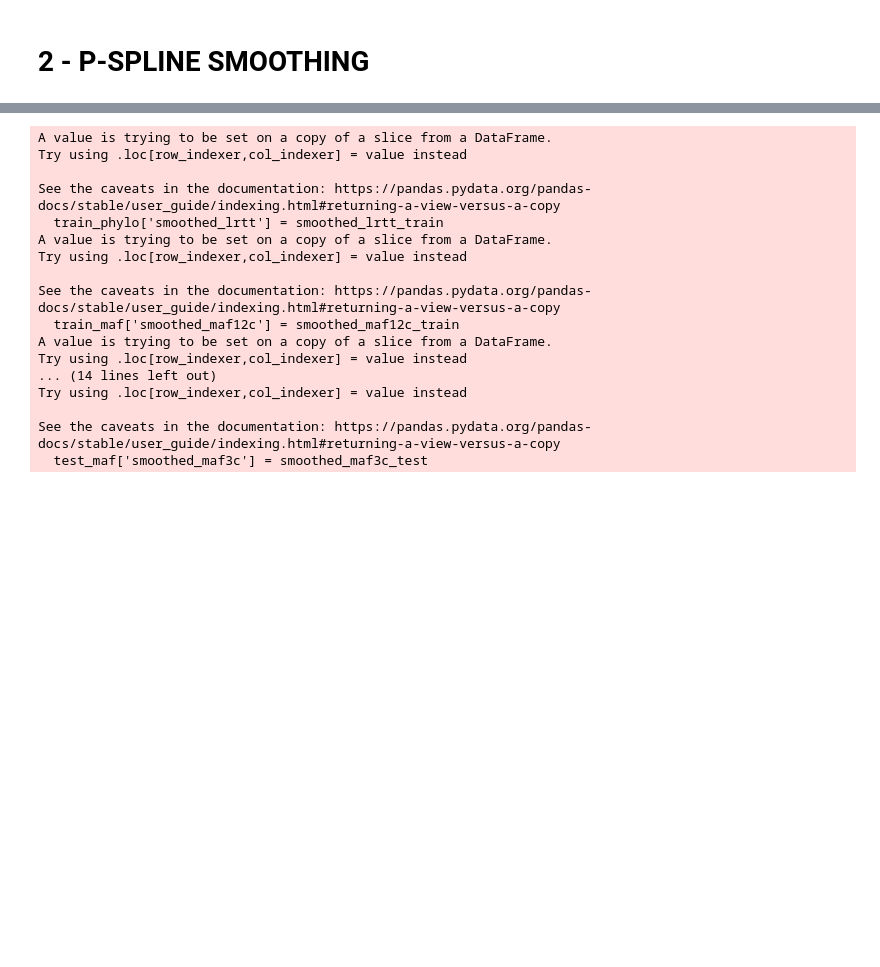
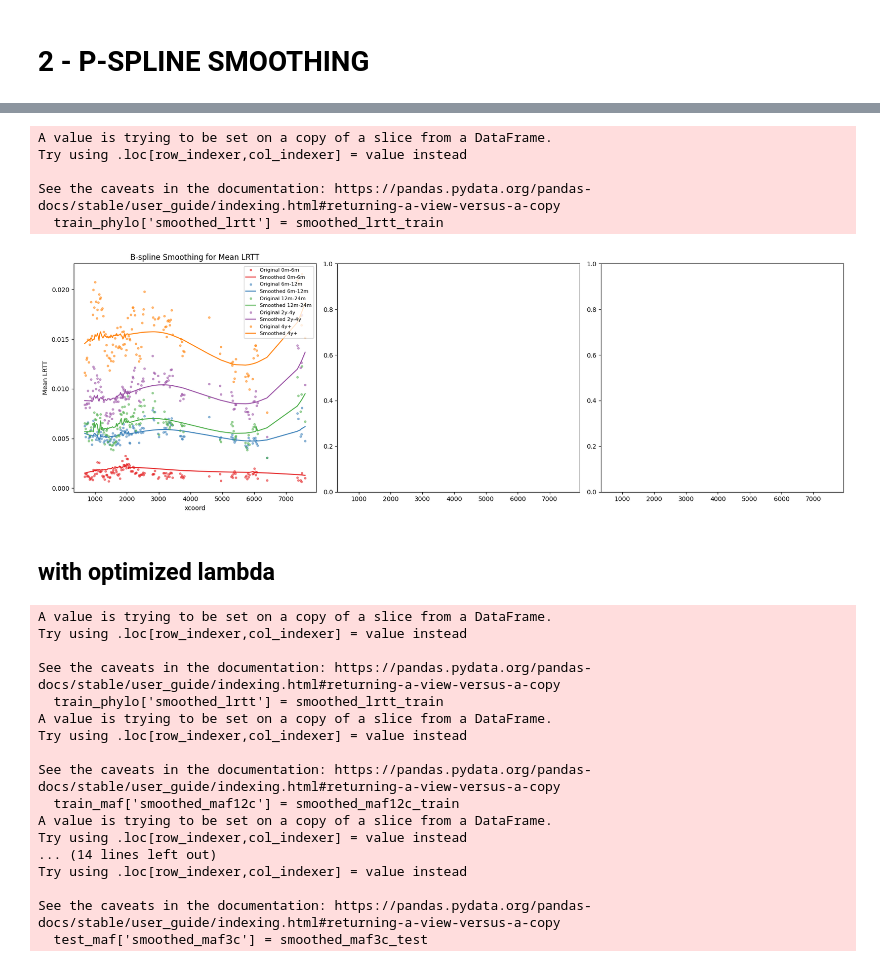
Before and after one commit to andreawickman/ic_research_project, a Jupyter notebook: 4_PSPLINE.ipynb, the cells around one changed output, grey strips where cells are left out. Cells and saved outputs as stored; diff of their text form; code cells hidden in the pictures; blank space fills up the shorter version.

```diff
--- a/4_PSPLINE.ipynb
+++ b/4_PSPLINE.ipynb
@@ -147,3 +116,38 @@ def apply_pspline_smoothing(df, x, y, num_knots, lambda_penalty):
+# %%
+# Adding smoothed values to the DataFrame
+train_phylo['smoothed_lrtt'] = smoothed_lrtt_train
+
+mean_values = train_phylo.groupby(['TSI_category', 'xcoord']).agg({
+    'normalised.largest.rtt': 'mean',
+    'smoothed_lrtt': 'mean'
+}).reset_index()
+
+# Plotting
+fig, axs = plt.subplots(1, 3, figsize=(18, 6), sharex=True)
+palette = sns.color_palette("Set1", n_colors=5)
+
+# Plot for normalised.largest.rtt
+for i, category in enumerate(mean_values['TSI_category'].unique()):
+    category_df = mean_values[mean_values['TSI_category'] == category]
+    axs[0].plot(category_df['xcoord'], category_df['normalised.largest.rtt'], 'o', markersize=3, label=f'Original {category}', color=palette[i], alpha=0.5)
+    axs[0].plot(category_df['xcoord'], category_df['smoothed_lrtt'], '-', label=f'Smoothed {category}', color=palette[i])
+
+axs[0].set_xlabel('xcoord')
+axs[0].set_ylabel('Mean LRTT')
+axs[0].legend(loc='upper right', fontsize=8)
+axs[0].set_title('B-spline Smoothing for Mean LRTT')
+
+plt.tight_layout()
+plt.show()
+# %% [output]
+A value is trying to be set on a copy of a slice from a DataFrame.
+Try using .loc[row_indexer,col_indexer] = value instead
+
+See the caveats in the documentation: https://pandas.pydata.org/pandas-docs/stable/user_guide/indexing.html#returning-a-view-versus-a-copy
+  train_phylo['smoothed_lrtt'] = smoothed_lrtt_train
+[figure, added]
+# %% [markdown]
+## with optimized lambda
 # %%
 lambda_penalty = 1.0
 
```
Also changed, not shown: parts of 8 cells of this notebook, 6 other files.
